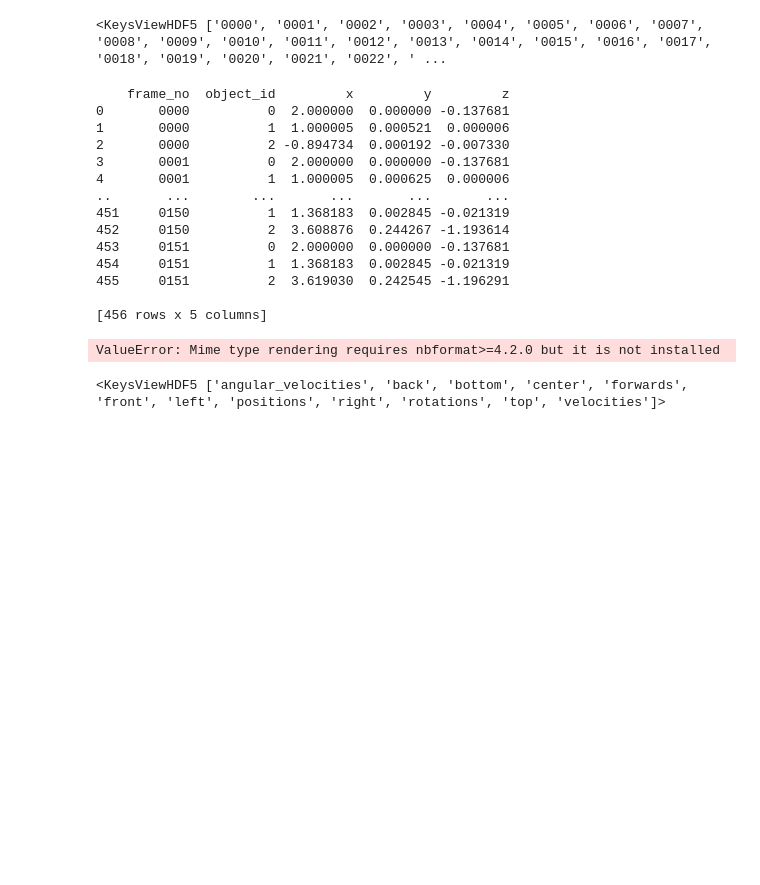
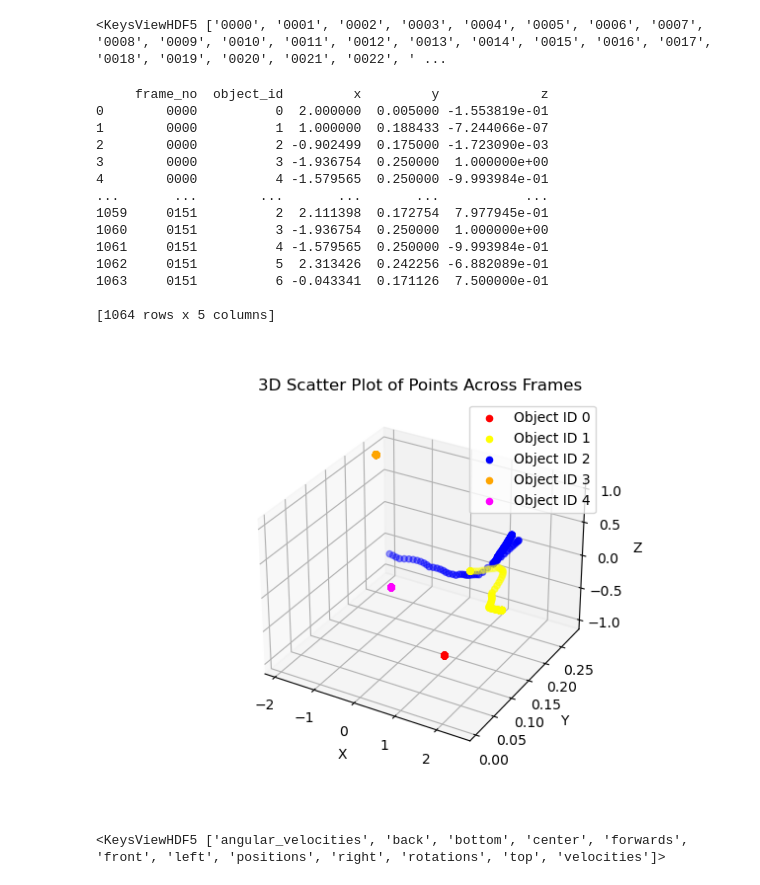
Before and after one commit to venkatramnank/MID, a Jupyter notebook: notebooks/hdf5_file_reader.ipynb, the cells around one changed output. Drawn from its saved outputs; the diff is of its cells as text; code cells hidden in the pictures; blank space fills up the shorter version.

Commit message:
(feat) change visualization function to plot seperately each object

```diff
--- a/notebooks/hdf5_file_reader.ipynb
+++ b/notebooks/hdf5_file_reader.ipynb
@@ -11,6 +13,6 @@ import pandas as pd
 # %%
 DATA_PATH = '/home/kalyanav/MS_thesis/Physion_dataset/Collide_dynamics_training_HDF5s/Collide'
-FILE_PATH = 'pilot_it2_collision_assorted_targets_box_0000.hdf5'
+FILE_PATH = 'pilot_it2_collision_assorted_targets_box_2_dis_2_occ_0067.hdf5'
 # %%
 # Reading the h5 files
 hf = h5py.File(os.path.join(DATA_PATH, FILE_PATH), 'r')
@@ -30,7 +32,7 @@ all_data = []
 for f in frames:
 
     frame_id = f
-    position = np.array(hf['frames'][f]['objects']['positions'])
+    position = np.array(hf['frames'][f]['objects']['center'])
     objects = [i for i in range(len(position))]
 
     data = []
@@ -49,52 +51,67 @@ for f in frames:
 df = pd.DataFrame(all_data)
 print(df)
 # %% [output]
-    frame_no  object_id         x         y         z
-0       0000          0  2.000000  0.000000 -0.137681
-1       0000          1  1.000005  0.000521  0.000006
-2       0000          2 -0.894734  0.000192 -0.007330
-3       0001          0  2.000000  0.000000 -0.137681
-4       0001          1  1.000005  0.000625  0.000006
-..       ...        ...       ...       ...       ...
-451     0150          1  1.368183  0.002845 -0.021319
-452     0150          2  3.608876  0.244267 -1.193614
-453     0151          0  2.000000  0.000000 -0.137681
-454     0151          1  1.368183  0.002845 -0.021319
-455     0151          2  3.619030  0.242545 -1.196291
+     frame_no  object_id         x         y             z
+0        0000          0  2.000000  0.005000 -1.553819e-01
+1        0000          1  1.000000  0.188433 -7.244066e-07
+2        0000          2 -0.902499  0.175000 -1.723090e-03
+3        0000          3 -1.936754  0.250000  1.000000e+00
+4        0000          4 -1.579565  0.250000 -9.993984e-01
+...       ...        ...       ...       ...           ...
+1059     0151          2  2.111398  0.172754  7.977945e-01
+1060     0151          3 -1.936754  0.250000  1.000000e+00
+1061     0151          4 -1.579565  0.250000 -9.993984e-01
+1062     0151          5  2.313426  0.242256 -6.882089e-01
+1063     0151          6 -0.043341  0.171126  7.500000e-01
 
-[456 rows x 5 columns]
+[1064 rows x 5 columns]
 # %%
 import pandas as pd
 import numpy as np
 import plotly.express as px
-
+import matplotlib.pyplot as plt
+from mpl_toolkits.mplot3d import Axes3D
 # Sample data (replace this with your data loading code)
 # data = {
 #     'frame_no': ['0000', '0000', '0000', '0001', '0001', '0001', '0002', '0002', '0002'],
 #     'object_id': [0, 1, 2, 0, 1, 2, 0, 1, 2],
 #     'x': [2.0000000e+00, 1.0000051e+00, -8.9473426e-01, 2.1000000e+00, 1.1000051e+00, -8.9473426e-01, 2.2000000e+00, 1.2000051e+00, -8.9473426e-01],
 #     'y': [0.0000000e+00, 5.2146614e-04, 1.9228458e-04, 0.0000000e+00, 5.2146614e-04, 1.9228458e-04, 0.0000000e+00, 5.2146614e-04, 1.9228458e-04],
 #     'z': [-1.3768110e-01, 5.8408832e-06, -7.3297657e-03, -1.3768110e-01, 5.8408832e-06, -7.3297657e-03, -1.3768110e-01, 5.8408832e-06, -7.3297657e-03]
 # }
 
 # df = pd.DataFrame(data)
-desired_object_id = 1
+desired_object_id = [0,1,2,3,4]
+color_map = ['red', 'yellow', 'blue', 'orange', 'magenta']
 
-# Filter the DataFrame for the desired object ID
-filtered_df = df[df['object_id'] == desired_object_id]
-# Create an interactive 3D scatter plot
-fig = px.scatter_3d(df, x='x', y='y', z='z', color='object_id',symbol='object_id', opacity=0.7,
-                     title='3D Scatter Plot of Points Across Frames')
-fig.update_traces(marker=dict(size=5))
+fig = plt.figure()
+ax = fig.add_subplot(111, projection='3d')
 
-# Customize the layout
-fig.update_layout(scene=dict(xaxis_title='X', yaxis_title='Y', zaxis_title='Z'))
-fig.update_layout(legend_title_text='Frame No')
+for desired_obj, color in zip(desired_object_id, color_map):
+    # Filter the DataFrame for the desired object ID
+    filtered_df = df[df['object_id'] == desired_obj]
+
+    # Scatter plot points, highlighting the first point in a different color
+    ax.scatter(
+        filtered_df['x'],
+        filtered_df['y'],
+        filtered_df['z'],
+        c=color,  # Use the index for coloring
+        s=20,
+        label=f'Object ID {desired_obj}'  # Add a label for the legend
+    )
+
+# Customize the plot
+ax.set_title('3D Scatter Plot of Points Across Frames')
+ax.set_xlabel('X')
+ax.set_ylabel('Y')
+ax.set_zlabel('Z')
+ax.legend()
 
 # Show the plot
-fig.show()
+plt.show()
 # %% [output]
-ValueError: Mime type rendering requires nbformat>=4.2.0 but it is not installed
+[figure, added]
 # %%
 first_frame = frames.get('0000')
 # %%
```
Also changed, not shown: parts of 1 cell of this notebook, 3 other files.
